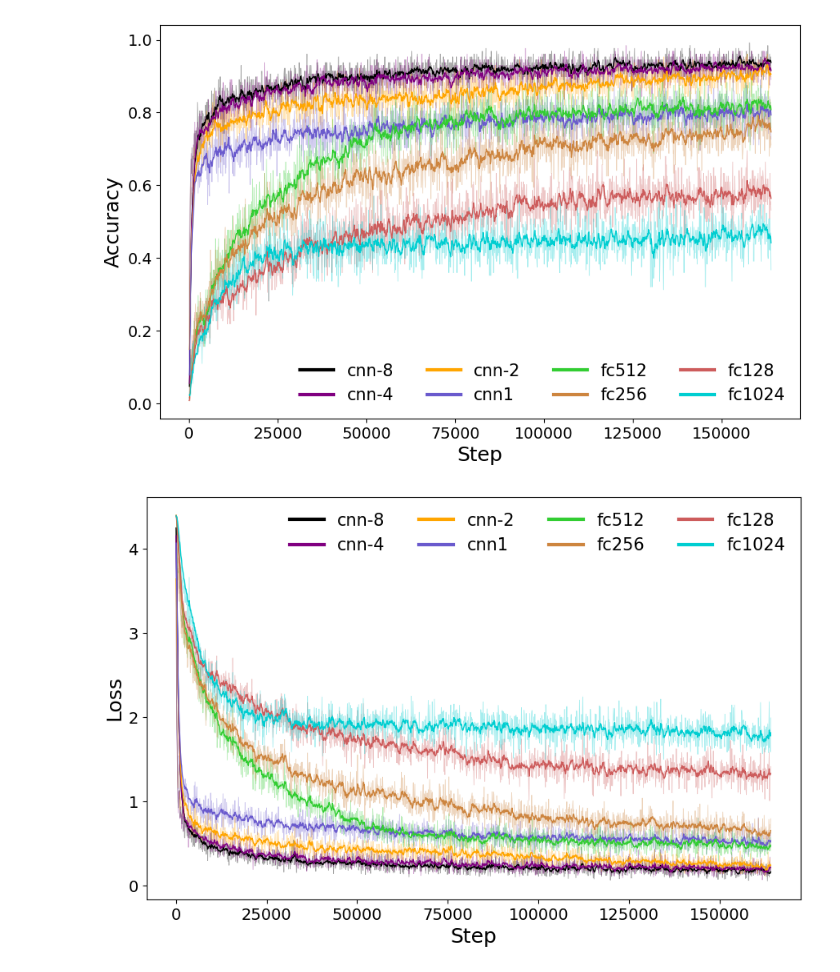
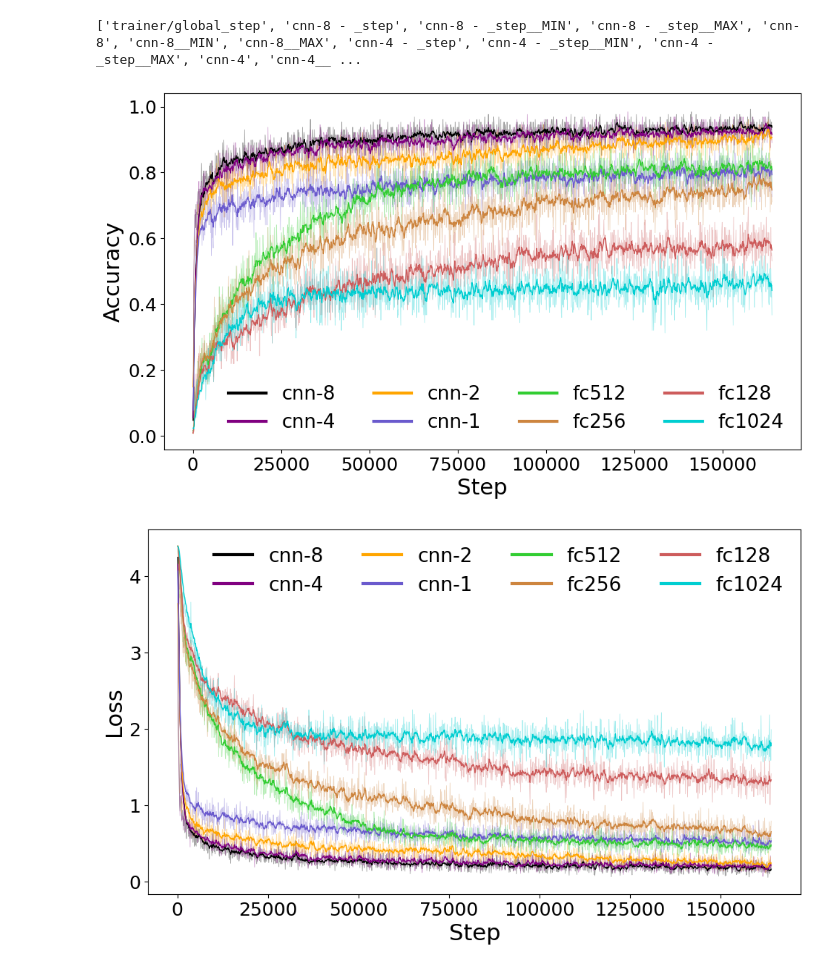
Before and after one commit to sam-grouchnikov/sudoku-cp-ai, a Jupyter notebook: visualizations/metrics/metric-viz.ipynb, the cells around one changed output. Cells and saved outputs as stored; diff of their text form; code cells hidden in the pictures.

```diff
--- a/visualizations/metrics/metric-viz.ipynb
+++ b/visualizations/metrics/metric-viz.ipynb
@@ -3,61 +3,69 @@ import pandas as pd
 
 acc_df = pd.read_csv("train_acc.csv")
 loss_df = pd.read_csv("train_loss.csv")
+fl_acc_df = pd.read_csv("fl_train_acc.csv")
+fl_loss_df = pd.read_csv("fl_train_loss.csv")
 
 loss_df.columns = [col.replace(' - train_loss', '') for col in loss_df.columns]
 acc_df.columns = [col.replace(' - train_acc', '') for col in acc_df.columns]
+fl_acc_df.columns = [col.replace(' - train_acc', '') for col in fl_acc_df.columns]
+fl_loss_df.columns = [col.replace(' - train_loss', '') for col in fl_loss_df.columns]
 
-acc_cols_to_keep = ['trainer/global_step',
-                 'cnn-8', 'cnn-4', 'cnn-2','cnn1',
+print(acc_df.columns.tolist())
+
+cols_to_keep = ['trainer/global_step',
+                 'cnn-8', 'cnn-4', 'cnn-2','cnn-1',
                  'fc512', 'fc256', 'fc128', 'fc1024']
-acc_df = acc_df[acc_cols_to_keep]
-
-loss_cols_to_keep = ['trainer/global_step',
-                 'cnn-8', 'cnn-4', 'cnn-2','cnn1',
-                 'fc512', 'fc256', 'fc128', 'fc1024']
-loss_df = loss_df[loss_cols_to_keep]
+acc_df = acc_df[cols_to_keep]
+loss_df = loss_df[cols_to_keep]
+fl_acc_df = fl_acc_df[cols_to_keep]
+fl_loss_df = fl_loss_df[cols_to_keep]
+# %% [output]
+['trainer/global_step', 'cnn-8 - _step', 'cnn-8 - _step__MIN', 'cnn-8 - _step__MAX', 'cnn-8', 'cnn-8__MIN', 'cnn-8__MAX', 'cnn-4 - _step', 'cnn-4 - _step__MIN', 'cnn-4 - _step__MAX', 'cnn-4', 'cnn-4__ ...
 # %%
 import matplotlib.pyplot as plt
 from matplotlib.lines import Line2D
 
 x_col = 'trainer/global_step'
-y_cols = acc_cols_to_keep
+y_cols = cols_to_keep
 
 colors = ['black', 'purple', 'orange', 'slateblue', 'limegreen', 'peru', 'indianred', 'darkturquoise']
 ema_span = 10
 
 plt.figure(figsize=(10, 6))
 
 for i in range(1, 9):
     plt.plot(acc_df[x_col], acc_df[y_cols[i]], color=colors[i-1], linewidth=0.6, alpha=0.35)
 
 for i in range(1, 9):
     ema = acc_df[y_cols[i]].ewm(span=ema_span, adjust=False).mean()
     plt.plot(acc_df[x_col], ema, color=colors[i-1], linewidth=1)  # bold EMA
 
-plt.xlabel('Step', fontsize=18)
-plt.ylabel('Accuracy', fontsize=18)
-plt.yticks(fontsize=14)
-plt.xticks(fontsize=14)
+plt.xlabel('Step', fontsize=22)
+plt.ylabel('Accuracy', fontsize=22)
+plt.yticks(fontsize=18)
+plt.xticks(fontsize=18)
 
 handles = [Line2D([0], [0], color=colors[i-1], lw=3.0) for i in range(1, 9)]
-plt.legend(handles, y_cols[1:9], ncol=4, frameon=False, fontsize=15)
+plt.legend(handles, y_cols[1:9], ncol=4, frameon=False, fontsize=19)
 plt.subplots_adjust(top=0.93)
 plt.subplots_adjust(left=0.1)
+plt.subplots_adjust(right=0.98)
+
 
 
 
 plt.savefig("train_acc.png")
 
 plt.show()
 # %% [output]
-[figure, old version]
+[figure, new version]
 # %%
 import matplotlib.pyplot as plt
 from matplotlib.lines import Line2D
 
 x_col = 'trainer/global_step'
-y_cols = loss_cols_to_keep
+y_cols = cols_to_keep
 
 colors = ['black', 'purple', 'orange', 'slateblue', 'limegreen', 'peru', 'indianred', 'darkturquoise']
 ema_span = 10
@@ -71,14 +79,15 @@ for i in range(1, 9):
     ema = loss_df[y_cols[i]].ewm(span=ema_span, adjust=False).mean()
     plt.plot(loss_df[x_col], ema, color=colors[i-1], linewidth=1)  # bold EMA
 
-plt.xlabel('Step', fontsize=18)
-plt.ylabel('Loss', fontsize=18)
-plt.yticks(fontsize=14)
-plt.xticks(fontsize=14)
+plt.xlabel('Step', fontsize=22)
+plt.ylabel('Loss', fontsize=22)
+plt.yticks(fontsize=18)
+plt.xticks(fontsize=18)
 handles = [Line2D([0], [0], color=colors[i-1], lw=3.0) for i in range(1, 9)]
-plt.legend(handles, y_cols[1:9], ncol=4, frameon=False, fontsize=15)
+plt.legend(handles, y_cols[1:9], ncol=4, frameon=False, fontsize=19)
 plt.subplots_adjust(top=0.93)
 plt.subplots_adjust(left=0.1)
+plt.subplots_adjust(right=0.98)
 
 
 
@@ -86,4 +95,4 @@ plt.savefig("train_loss.png")
 
 plt.show()
 # %% [output]
-[figure, old version]
+[figure, new version]
```
Also changed, not shown: parts of 2 cells of this notebook, 11 other files.
